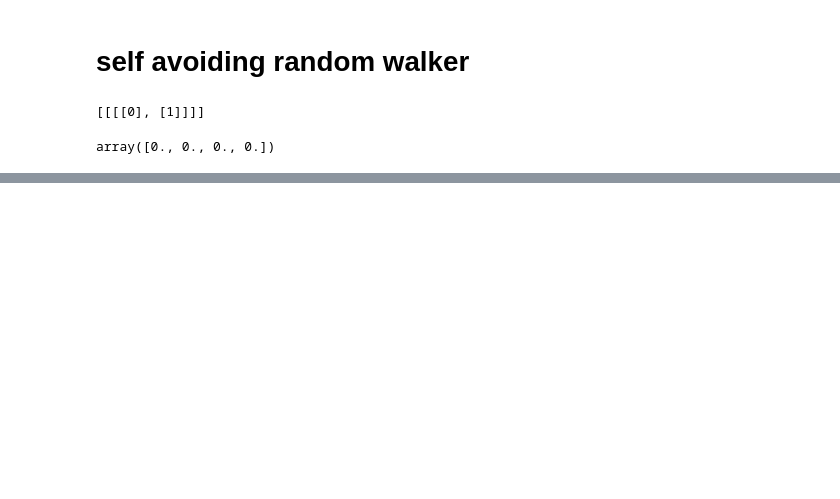
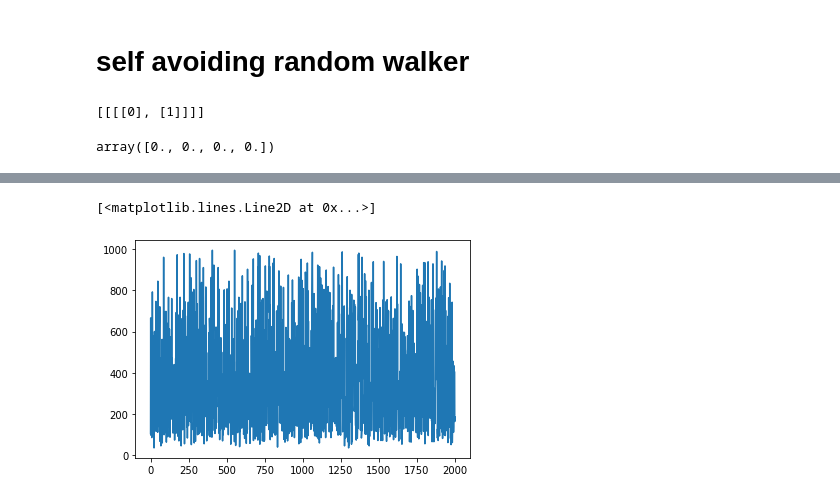
Before and after one commit to alifele/Montecarlo-and-Molecular-dynamics, a Jupyter notebook: Python/Radom_Walk/Random_Walker.ipynb, the cells around one changed output, grey strips where cells are left out. Drawn from its saved outputs; the diff is of its cells as text; code cells hidden in the pictures; blank space fills up the shorter version.

```diff
--- a/Python/Radom_Walk/Random_Walker.ipynb
+++ b/Python/Radom_Walk/Random_Walker.ipynb
@@ -264,0 +349,20 @@ array([0., 0., 0., 0.])
+# %%
+data= []
+for Walker in range(2000):
+    pos = 0
+    trap = 20
+    for t in range(1000):
+        rand = np.random.random()
+        if rand<0.5:
+            pos+=1
+        if rand>0.5:
+            pos-=1
+        if pos >trap or pos < -trap:
+            data.append((Walker,t))
+            break
+# %%
+data = np.array(data)
+plt.plot(data[:,0], data[:,1])
+# %% [output]
+[<matplotlib.lines.Line2D at 0x...>]
+[figure, added]
```
Also changed, not shown: parts of 13 cells of this notebook, 2 other files.
